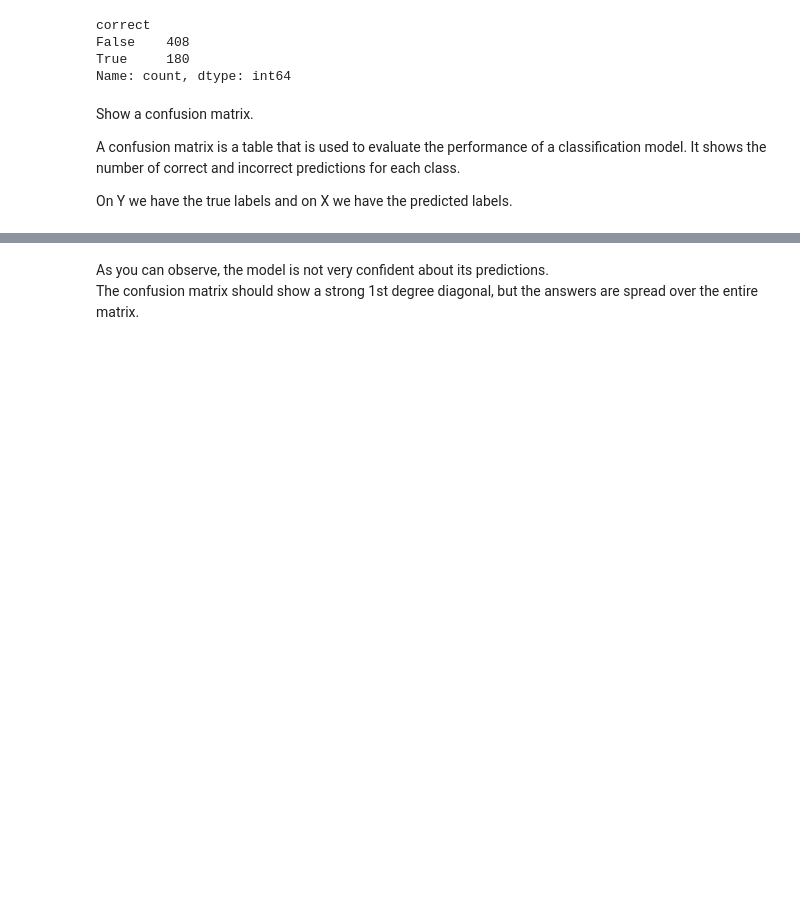
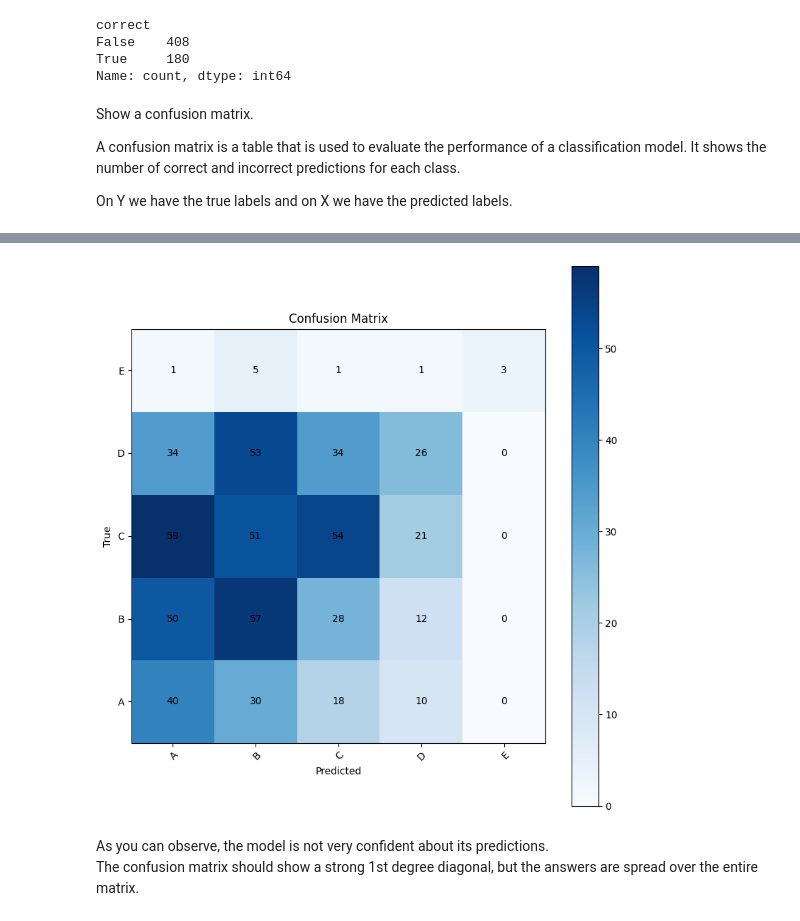
Before and after one commit to legraphista/llm-lab, a Jupyter notebook: 05_fine_tuning/eval.ipynb, the cells around one changed output, grey strips where cells are left out. Cells and saved outputs as stored; diff of their text form; code cells hidden in the pictures; blank space fills up the shorter version.

Commit message:
update(05): eval to use matplotlib

```diff
--- a/05_fine_tuning/eval.ipynb
+++ b/05_fine_tuning/eval.ipynb
@@ -309,3 +271,56 @@ show_confusion_matrix(answers_df)
+# %%
+from sklearn.metrics import confusion_matrix
+import matplotlib.pyplot as plt
+import numpy as np
+
+def show_confusion_matrix(df):
+    # Extract true and predicted labels
+    y_true = df['right_answer'].tolist()
+    y_pred = df['pred'].tolist()
+
+    # Get unique labels in sorted order
+    labels = sorted(list(set(y_true + y_pred)))
+
+    # Create confusion matrix
+    cm = confusion_matrix(y_true, y_pred, labels=labels)
+
+    # Create figure and axis
+    fig, ax = plt.subplots(figsize=(8, 8))
+
+    # Create heatmap with origin='lower' to start from bottom
+    im = ax.imshow(cm, cmap='Blues', origin='lower')
+
+    # Add colorbar
+    plt.colorbar(im)
+
+    # Show all ticks and label them
+    ax.set_xticks(np.arange(len(labels)))
+    ax.set_yticks(np.arange(len(labels)))
+    ax.set_xticklabels(labels)
+    ax.set_yticklabels(labels)
+
+    # Rotate the tick labels and set their alignment
+    plt.setp(ax.get_xticklabels(), rotation=45, ha="right", rotation_mode="anchor")
+
+    # Loop over data dimensions and create text annotations
+    for i in range(len(labels)):
+        for j in range(len(labels)):
+            text = ax.text(j, i, cm[i, j],
+                         ha="center", va="center", color="black")
+
+    # Add labels and title
+    ax.set_title('Confusion Matrix')
+    ax.set_xlabel('Predicted')
+    ax.set_ylabel('True')
+
+    # Ensure the plot is tight in the figure
+    plt.tight_layout()
+
+    plt.show()
+
+show_confusion_matrix(answers_df)
+# %% [output]
+[figure, added]
 # %% [markdown]
 As you can observe, the model is not very confident about its predictions.
 The confusion matrix should show a strong 1st degree diagonal, but the answers are spread over the entire matrix.
```
Also changed, not shown: parts of 6 cells of this notebook.
